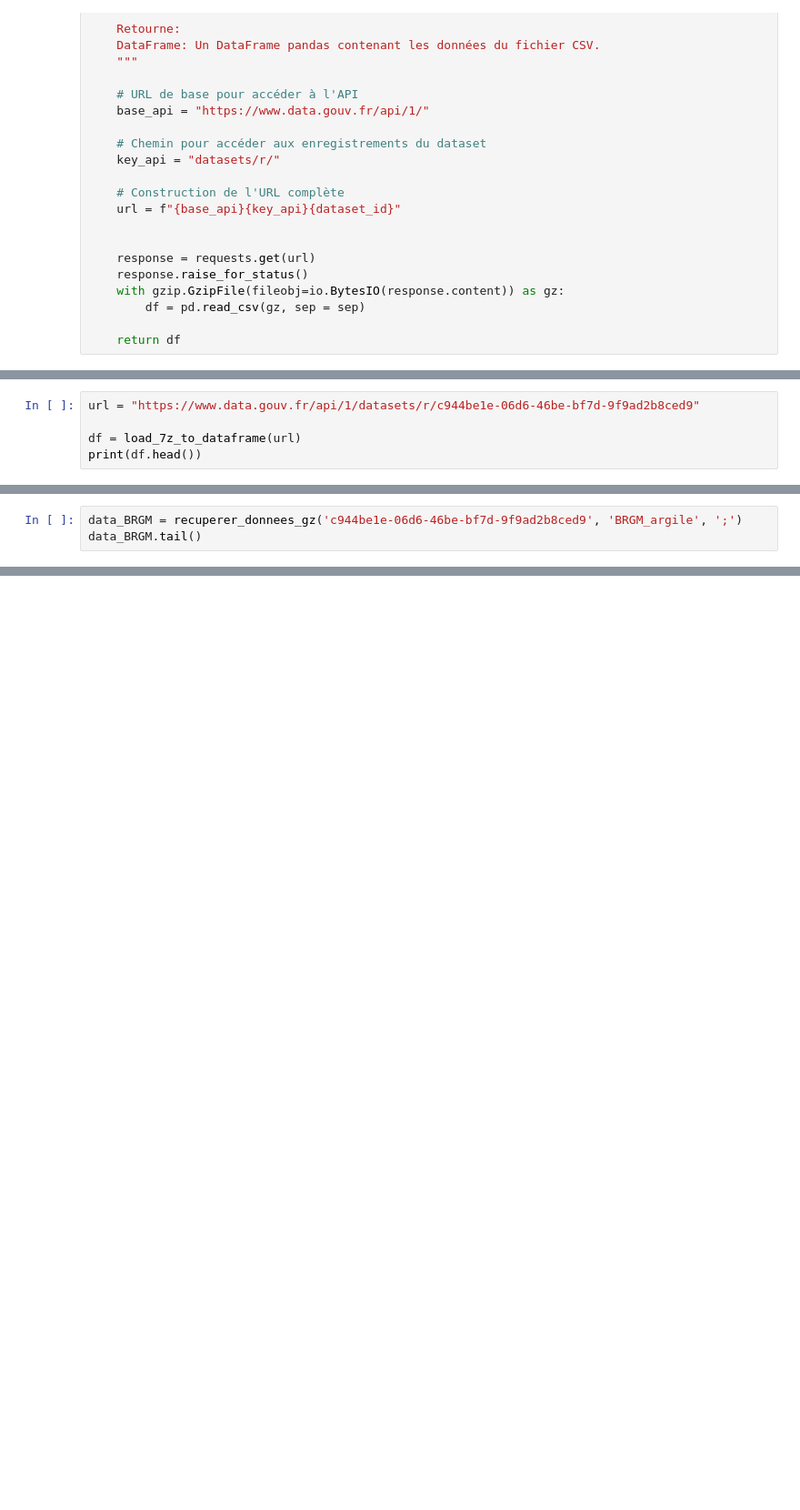
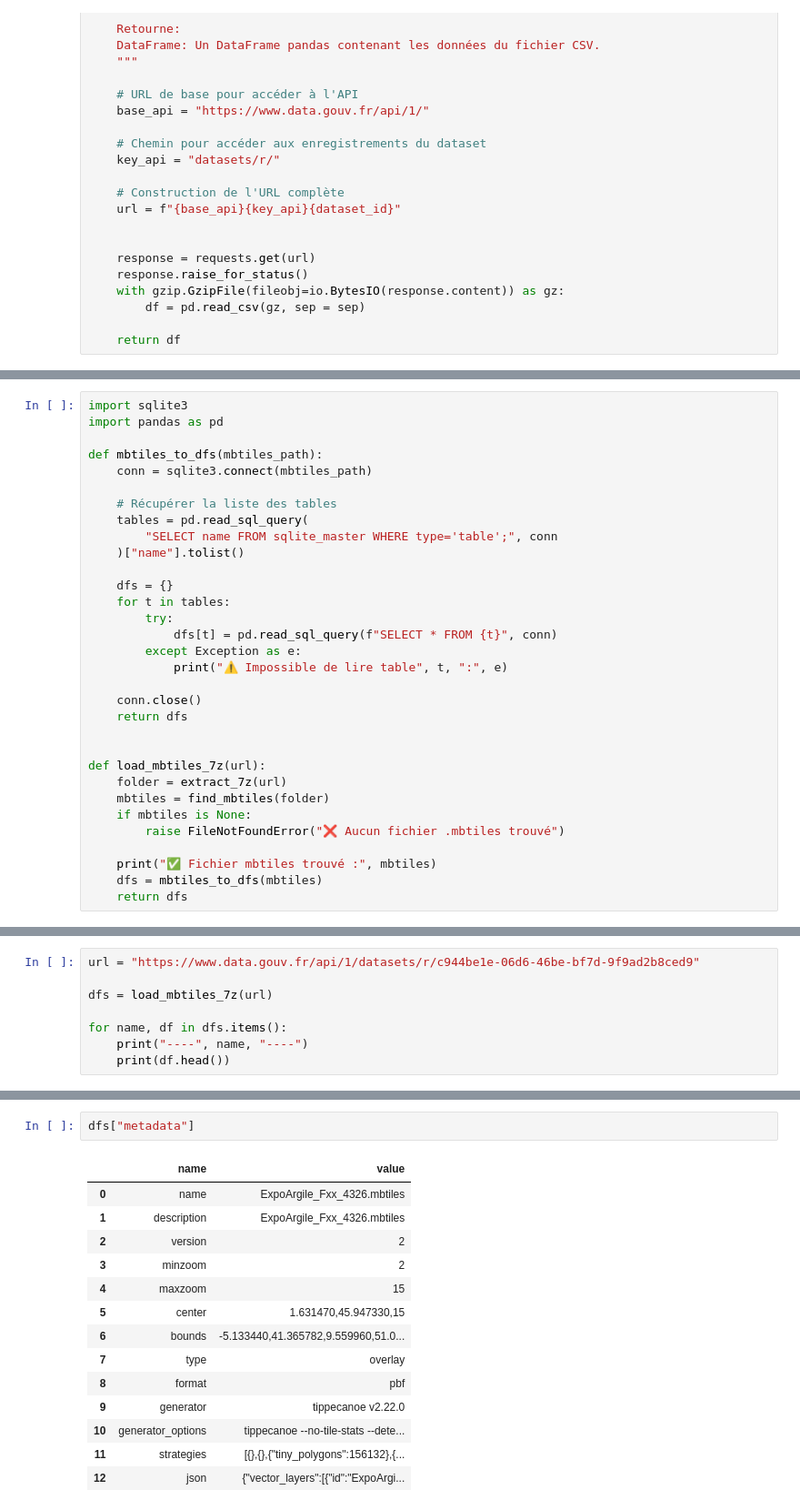
Before and after one commit to Sophie-Monsi/MACHINE-LEARNING-FOR-CLIMATE-RISK, a Jupyter notebook: Database_download.ipynb, the cells around one changed output, grey strips where cells are left out. Shown at 91% size. Drawn from its saved outputs; the diff is of its cells as text; blank space fills up the shorter version.

```diff
--- a/Database_download.ipynb
+++ b/Database_download.ipynb
@@ -291,5 +253,32 @@ def load_7z_to_dataframe(url: str, csv_only=True):
 # %%
-url = "https://www.data.gouv.fr/api/1/datasets/r/c944be1e-06d6-46be-bf7d-9f9ad2b8ced9"
+import sqlite3
+import pandas as pd
 
-df = load_7z_to_dataframe(url)
-print(df.head())
+def mbtiles_to_dfs(mbtiles_path):
+    conn = sqlite3.connect(mbtiles_path)
+
+    # Récupérer la liste des tables
+    tables = pd.read_sql_query(
+        "SELECT name FROM sqlite_master WHERE type='table';", conn
+    )["name"].tolist()
+
+    dfs = {}
+    for t in tables:
+        try:
+            dfs[t] = pd.read_sql_query(f"SELECT * FROM {t}", conn)
+        except Exception as e:
+            print("⚠️ Impossible de lire table", t, ":", e)
+
+    conn.close()
+    return dfs
+
+
+def load_mbtiles_7z(url):
+    folder = extract_7z(url)
+    mbtiles = find_mbtiles(folder)
+    if mbtiles is None:
+        raise FileNotFoundError("❌ Aucun fichier .mbtiles trouvé")
+
+    print("✅ Fichier mbtiles trouvé :", mbtiles)
+    dfs = mbtiles_to_dfs(mbtiles)
+    return dfs
@@ -301,4 +285,9 @@ Exception: ❌ Aucun CSV trouvé dans l’archive
 # %%
-data_BRGM = recuperer_donnees_gz('c944be1e-06d6-46be-bf7d-9f9ad2b8ced9', 'BRGM_argile', ';')
-data_BRGM.tail()
+url = "https://www.data.gouv.fr/api/1/datasets/r/c944be1e-06d6-46be-bf7d-9f9ad2b8ced9"
+
+dfs = load_mbtiles_7z(url)
+
+for name, df in dfs.items():
+    print("----", name, "----")
+    print(df.head())
 # %% [output]
@@ -305,0 +311,17 @@ BadGzipFile: Not a gzipped file (b'7z')
+# %%
+dfs["metadata"]
+# %% [output]
+|  | name | value |
+| 0 | name | ExpoArgile_Fxx_4326.mbtiles |
+| 1 | description | ExpoArgile_Fxx_4326.mbtiles |
+| 2 | version | 2 |
+| 3 | minzoom | 2 |
+| 4 | maxzoom | 15 |
+| 5 | center | 1.631470,45.947330,15 |
+| 6 | bounds | -5.133440,41.365782,9.559960,51.0... |
+| 7 | type | overlay |
+| 8 | format | pbf |
+| 9 | generator | tippecanoe v2.22.0 |
+| 10 | generator_options | tippecanoe --no-tile-stats --dete... |
+| 11 | strategies | [{},{},{"tiny_polygons":156132},{... |
+| 12 | json | {"vector_layers":[{"id":"ExpoArgi... |
```
Also changed, not shown: parts of 12 cells of this notebook.
